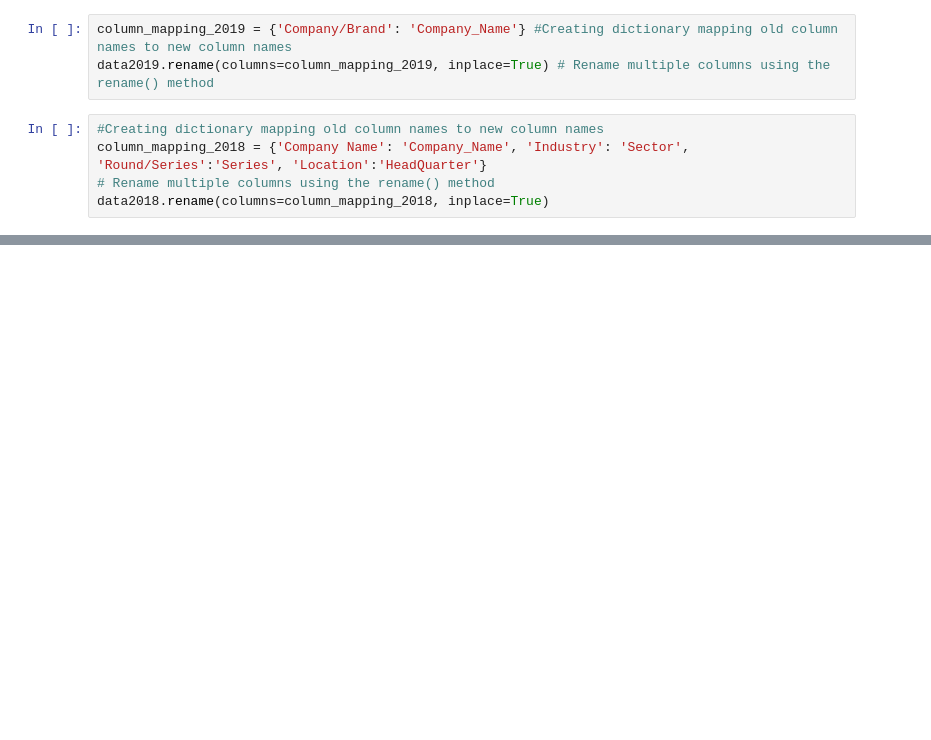
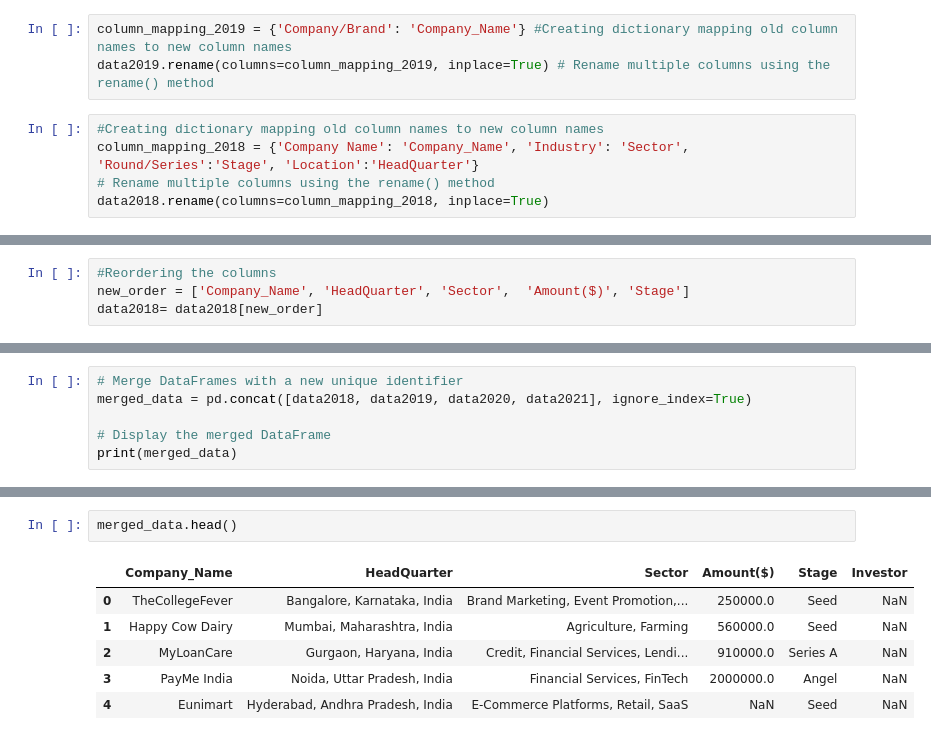
Before and after one commit to ShivajiKhajira/LP1_Project-1, a Jupyter notebook: LP1_startup_funding2020.ipynb, the cells around one changed output, grey strips where cells are left out. Cells and saved outputs as stored; diff of their text form; blank space fills up the shorter version.

```diff
--- a/LP1_startup_funding2020.ipynb
+++ b/LP1_startup_funding2020.ipynb
@@ -392,6 +395,6 @@ column_mapping_2019 = {'Company/Brand': 'Company_Name'} #Creating dictionary map
 data2019.rename(columns=column_mapping_2019, inplace=True) # Rename multiple columns using the rename() method
 # %%
 #Creating dictionary mapping old column names to new column names
-column_mapping_2018 = {'Company Name': 'Company_Name', 'Industry': 'Sector', 'Round/Series':'Series', 'Location':'HeadQuarter'}
+column_mapping_2018 = {'Company Name': 'Company_Name', 'Industry': 'Sector', 'Round/Series':'Stage', 'Location':'HeadQuarter'}
 # Rename multiple columns using the rename() method
 data2018.rename(columns=column_mapping_2018, inplace=True)
@@ -397,0 +410,4 @@ data2018.rename(columns=column_mapping_2018, inplace=True)
+# %%
+#Reordering the columns
+new_order = ['Company_Name', 'HeadQuarter', 'Sector',  'Amount($)', 'Stage']
+data2018= data2018[new_order]
@@ -397,0 +450,6 @@ data2018.rename(columns=column_mapping_2018, inplace=True)
+# %%
+# Merge DataFrames with a new unique identifier
+merged_data = pd.concat([data2018, data2019, data2020, data2021], ignore_index=True)
+
+# Display the merged DataFrame
+print(merged_data)
@@ -397,0 +474,9 @@ data2018.rename(columns=column_mapping_2018, inplace=True)
+# %%
+merged_data.head()
+# %% [output]
+|  | Company_Name | HeadQuarter | Sector | Amount($) | Stage | Investor |
+| 0 | TheCollegeFever | Bangalore, Karnataka, India | Brand Marketing, Event Promotion,... | 250000.0 | Seed | NaN |
+| 1 | Happy Cow Dairy | Mumbai, Maharashtra, India | Agriculture, Farming | 560000.0 | Seed | NaN |
+| 2 | MyLoanCare | Gurgaon, Haryana, India | Credit, Financial Services, Lendi... | 910000.0 | Series A | NaN |
+| 3 | PayMe India | Noida, Uttar Pradesh, India | Financial Services, FinTech | 2000000.0 | Angel | NaN |
+| 4 | Eunimart | Hyderabad, Andhra Pradesh, India | E-Commerce Platforms, Retail, SaaS | NaN | Seed | NaN |
```
Also changed, not shown: parts of 9 cells of this notebook.
